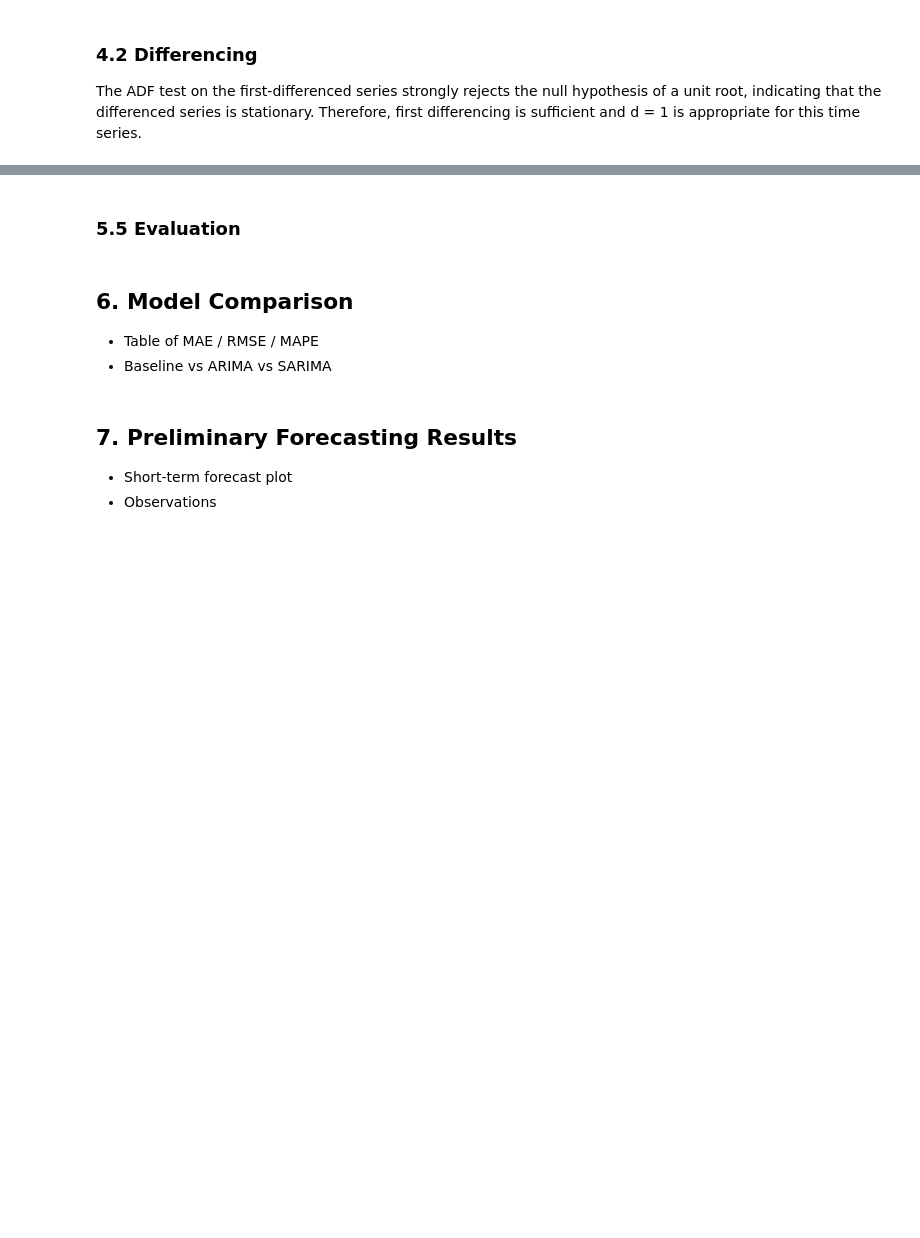
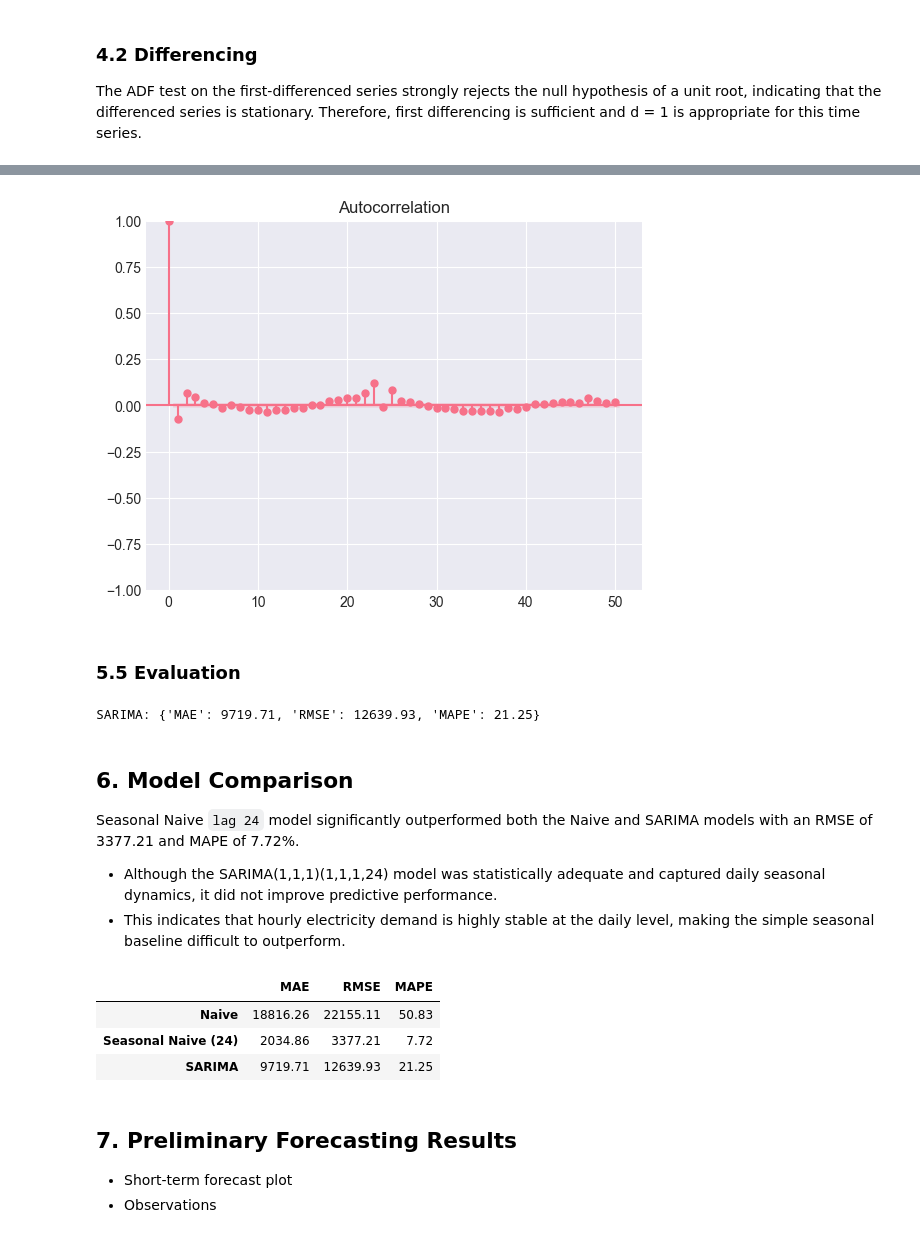
Before and after one commit to Dai-Nguyen1506/Electricity-Load-Diagrams, a Jupyter notebook: notebooks/05_models_statistical.ipynb, the cells around one changed output, grey strips where cells are left out. Saved outputs shown, nothing was run; the diff lists cells and outputs as text; code cells hidden in the pictures; blank space fills up the shorter version.

```diff
--- a/notebooks/05_models_statistical.ipynb
+++ b/notebooks/05_models_statistical.ipynb
@@ -196,12 +204,13 @@ Model fitting may take more time
 # %%
+# SARIMA(1,1,1)(1,1,1,24)
 model = SARIMAX(
     train,
     order=(1,1,1),
-    seasonal_order=(1,1,1,168),
+    seasonal_order=(1,1,1,24),
     enforce_stationarity=False,
     enforce_invertibility=False
 )
 
-results = model.fit()
+results = model.fit(maxiter=50)
 
 print(results.summary())
@@ -210,9 +252,37 @@ print(results.summary())
+# %%
+plot_acf(results.resid, lags=50)
+plt.show()
+# %% [output]
+[figure, added]
 # %% [markdown]
 ### 5.5 Evaluation
+# %%
+forecast = results.get_forecast(steps=len(test))
+sarima_pred = forecast.predicted_mean
+
+sarima_metrics = evaluate(test, sarima_pred)
+
+print("SARIMA:", sarima_metrics)
+# %% [output]
+SARIMA: {'MAE': 9719.71, 'RMSE': 12639.93, 'MAPE': 21.25}
 # %% [markdown]
 ## 6. Model Comparison
-- Table of MAE / RMSE / MAPE
-- Baseline vs ARIMA vs SARIMA
+Seasonal Naive `lag 24` model significantly outperformed both the Naive and SARIMA models with an RMSE of 3377.21 and MAPE of 7.72%.
+- Although the SARIMA(1,1,1)(1,1,1,24) model was statistically adequate and captured daily seasonal dynamics, it did not improve predictive performance.
+- This indicates that hourly electricity demand is highly stable at the daily level, making the simple seasonal baseline difficult to outperform.
+# %%
+comparison_table = pd.DataFrame([
+    naive_metrics,
+    daily_naive_metrics,
+    sarima_metrics
+], index=["Naive", "Seasonal Naive (24)", "SARIMA"])
+
+comparison_table
+# %% [output]
+|  | MAE | RMSE | MAPE |
+| Naive | 18816.26 | 22155.11 | 50.83 |
+| Seasonal Naive (24) | 2034.86 | 3377.21 | 7.72 |
+| SARIMA | 9719.71 | 12639.93 | 21.25 |
 # %% [markdown]
 ## 7. Preliminary Forecasting Results
 - Short-term forecast plot
```
Also changed, not shown: parts of 25 cells of this notebook.
